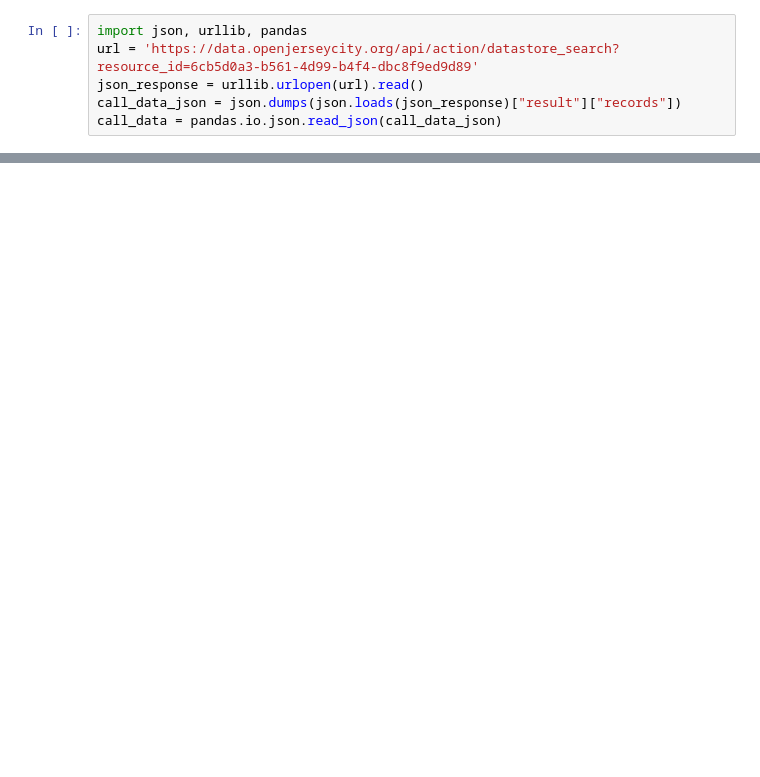
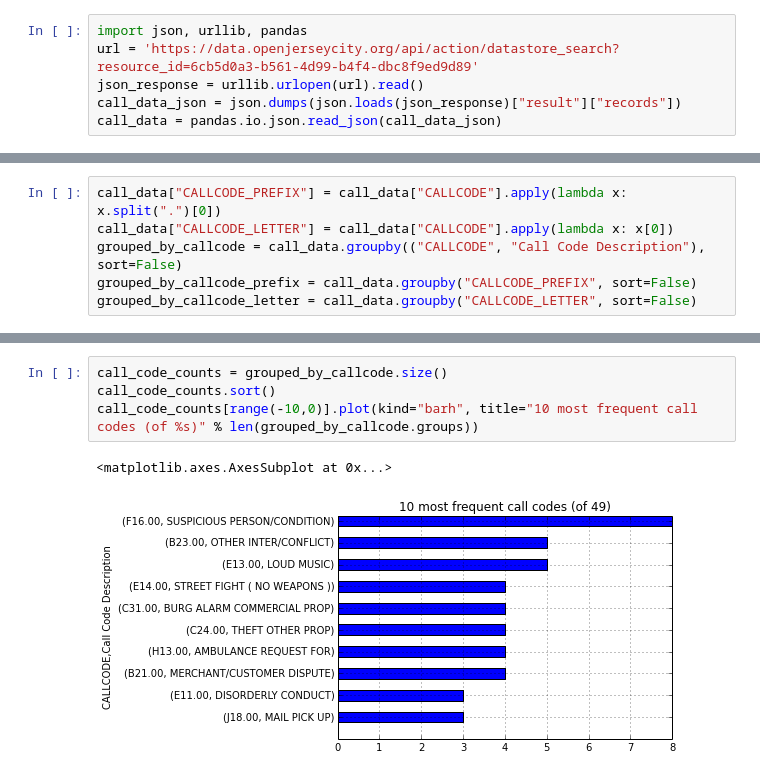
Before and after one commit to mpavlov/my_ipython_notebooks, a Jupyter notebook: JCPD call data exploratory analysis.ipynb, the cells around one changed output, grey strips where cells are left out. Saved outputs shown, nothing was run; the diff lists cells and outputs as text; blank space fills up the shorter version.

Commit message:
some charts

```diff
--- a/JCPD call data exploratory analysis.ipynb
+++ b/JCPD call data exploratory analysis.ipynb
@@ -23,0 +11,6 @@ E14.00   STREET FIGHT ( NO WEAPONS )         4
+# %%
+call_data["CALLCODE_PREFIX"] = call_data["CALLCODE"].apply(lambda x: x.split(".")[0])
+call_data["CALLCODE_LETTER"] = call_data["CALLCODE"].apply(lambda x: x[0])
+grouped_by_callcode = call_data.groupby(("CALLCODE", "Call Code Description"), sort=False)
+grouped_by_callcode_prefix = call_data.groupby("CALLCODE_PREFIX", sort=False)
+grouped_by_callcode_letter = call_data.groupby("CALLCODE_LETTER", sort=False)
@@ -23,0 +27,7 @@ E14.00   STREET FIGHT ( NO WEAPONS )         4
+# %%
+call_code_counts = grouped_by_callcode.size()
+call_code_counts.sort()
+call_code_counts[range(-10,0)].plot(kind="barh", title="10 most frequent call codes (of %s)" % len(grouped_by_callcode.groups))
+# %% [output]
+<matplotlib.axes.AxesSubplot at 0x...>
+[figure, added]
```
Also changed, not shown: parts of 7 cells of this notebook.
